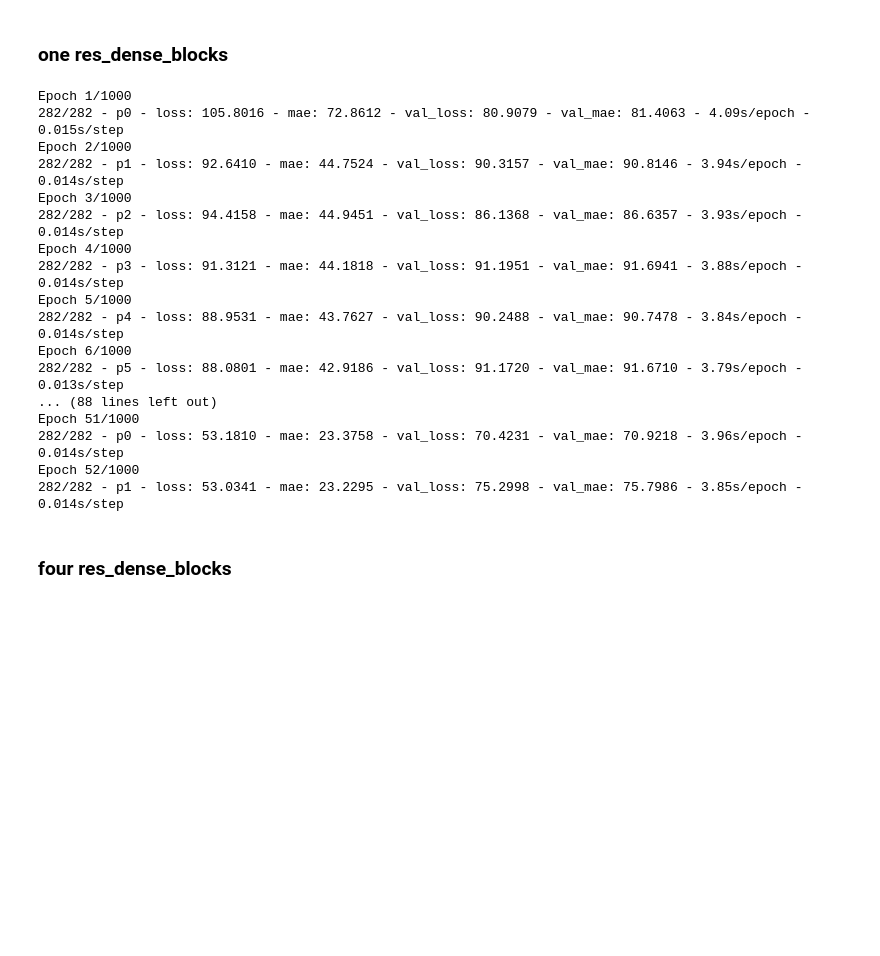
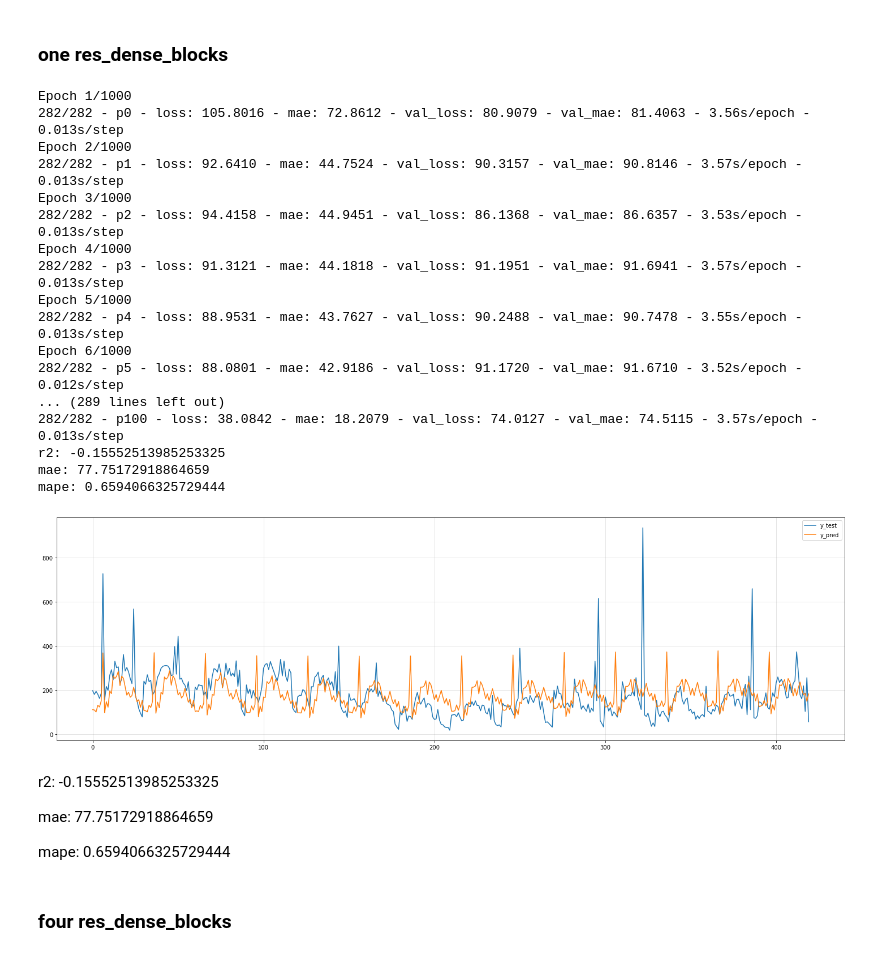
Before and after one commit to BirchKwok/spinesTS, a Jupyter notebook: examples/spinesTS nn Module.ipynb, the cells around one changed output. Saved outputs shown, nothing was run; the diff lists cells and outputs as text; code cells hidden in the pictures; blank space fills up the shorter version.

```diff
--- a/examples/spinesTS nn Module.ipynb
+++ b/examples/spinesTS nn Module.ipynb
@@ -41,38 +41,45 @@ Existing CSV file list:
 # %%
 cs = series_data['Series_0']
 cs_data = cs.dataset['turnover_1']
-x_train_cs, x_test_cs, y_train_cs, y_test_cs = split_series(cs_data, cs_data, 420, 420, train_size=0.8)
+x_train, x_test, y_train, y_test = split_series(cs_data, cs_data, 420, 420, train_size=0.8)
 # %% [markdown]
 ## RecurrentWeightedDenseNet
 # %% [markdown]
 ### one res_dense_blocks
-# %%
-multi_reg = RecurrentWeightedDenseNet(420, 420, random_seed=666, res_dense_blocks=1, learning_rate=0.001)
-multi_reg.fit(x_train_cs, y_train_cs, eval_set=(x_test_cs[:-2], y_test_cs[:-2]), batch_size=32,
-             min_delta=0, patience=100, epochs=1000, verbose=True)
-y_pred_cs = multi_reg.predict(x_test_cs[-2:])
-print(f"r2: {r2_score(y_test_cs[-2:].T, y_pred_cs.T)}")
-print(f"mae: {mean_absolute_error(y_test_cs[-2:], y_pred_cs)}")
-print(f"mape: {mean_absolute_percentage_error(y_test_cs[-2:], y_pred_cs)}")
-a = plot2d(y_test_cs[-2:], y_pred_cs, eval_slices='[-1]', labels=['y_test', 'y_pred'], figsize=(20, 6))
-# %% [output]
-Epoch 1/1000
-282/282 - p0 - loss: 105.8016 - mae: 72.8612 - val_loss: 80.9079 - val_mae: 81.4063 - 4.09s/epoch - 0.015s/step
-Epoch 2/1000
-282/282 - p1 - loss: 92.6410 - mae: 44.7524 - val_loss: 90.3157 - val_mae: 90.8146 - 3.94s/epoch - 0.014s/step
-Epoch 3/1000
-282/282 - p2 - loss: 94.4158 - mae: 44.9451 - val_loss: 86.1368 - val_mae: 86.6357 - 3.93s/epoch - 0.014s/step
-Epoch 4/1000
-282/282 - p3 - loss: 91.3121 - mae: 44.1818 - val_loss: 91.1951 - val_mae: 91.6941 - 3.88s/epoch - 0.014s/step
-Epoch 5/1000
-282/282 - p4 - loss: 88.9531 - mae: 43.7627 - val_loss: 90.2488 - val_mae: 90.7478 - 3.84s/epoch - 0.014s/step
-Epoch 6/1000
-282/282 - p5 - loss: 88.0801 - mae: 42.9186 - val_loss: 91.1720 - val_mae: 91.6710 - 3.79s/epoch - 0.013s/step
-... (88 lines left out)
-Epoch 51/1000
-282/282 - p0 - loss: 53.1810 - mae: 23.3758 - val_loss: 70.4231 - val_mae: 70.9218 - 3.96s/epoch - 0.014s/step
-Epoch 52/1000
-282/282 - p1 - loss: 53.0341 - mae: 23.2295 - val_loss: 75.2998 - val_mae: 75.7986 - 3.85s/epoch - 0.014s/step
+# %%
+multi_reg = RecurrentWeightedDenseNet(420, 420, random_seed=666, res_dense_blocks=1, learning_rate=0.001)
+multi_reg.fit(x_train, y_train, eval_set=(x_test[:-2], y_test[:-2]), batch_size=32,
+             min_delta=0, patience=100, epochs=1000, verbose=True)
+y_pred_cs = multi_reg.predict(x_test[-2:])
+print(f"r2: {r2_score(y_test[-2:].T, y_pred_cs.T)}")
+print(f"mae: {mean_absolute_error(y_test[-2:], y_pred_cs)}")
+print(f"mape: {mean_absolute_percentage_error(y_test[-2:], y_pred_cs)}")
+a = plot2d(y_test[-2:], y_pred_cs, eval_slices='[-1]', labels=['y_test', 'y_pred'], figsize=(20, 6))
+# %% [output]
+Epoch 1/1000
+282/282 - p0 - loss: 105.8016 - mae: 72.8612 - val_loss: 80.9079 - val_mae: 81.4063 - 3.56s/epoch - 0.013s/step
+Epoch 2/1000
+282/282 - p1 - loss: 92.6410 - mae: 44.7524 - val_loss: 90.3157 - val_mae: 90.8146 - 3.57s/epoch - 0.013s/step
+Epoch 3/1000
+282/282 - p2 - loss: 94.4158 - mae: 44.9451 - val_loss: 86.1368 - val_mae: 86.6357 - 3.53s/epoch - 0.013s/step
+Epoch 4/1000
+282/282 - p3 - loss: 91.3121 - mae: 44.1818 - val_loss: 91.1951 - val_mae: 91.6941 - 3.57s/epoch - 0.013s/step
+Epoch 5/1000
+282/282 - p4 - loss: 88.9531 - mae: 43.7627 - val_loss: 90.2488 - val_mae: 90.7478 - 3.55s/epoch - 0.013s/step
+Epoch 6/1000
+282/282 - p5 - loss: 88.0801 - mae: 42.9186 - val_loss: 91.1720 - val_mae: 91.6710 - 3.52s/epoch - 0.012s/step
+... (289 lines left out)
+282/282 - p100 - loss: 38.0842 - mae: 18.2079 - val_loss: 74.0127 - val_mae: 74.5115 - 3.57s/epoch - 0.013s/step
+r2: -0.15552513985253325
+mae: 77.75172918864659
+mape: 0.6594066325729444
+[figure, added]
+# %% [markdown]
+r2: -0.15552513985253325
+
+mae: 77.75172918864659
+
+mape: 0.6594066325729444
 # %% [markdown]
 ### four res_dense_blocks
 # %%
```
Also changed, not shown: parts of 3 cells of this notebook.
